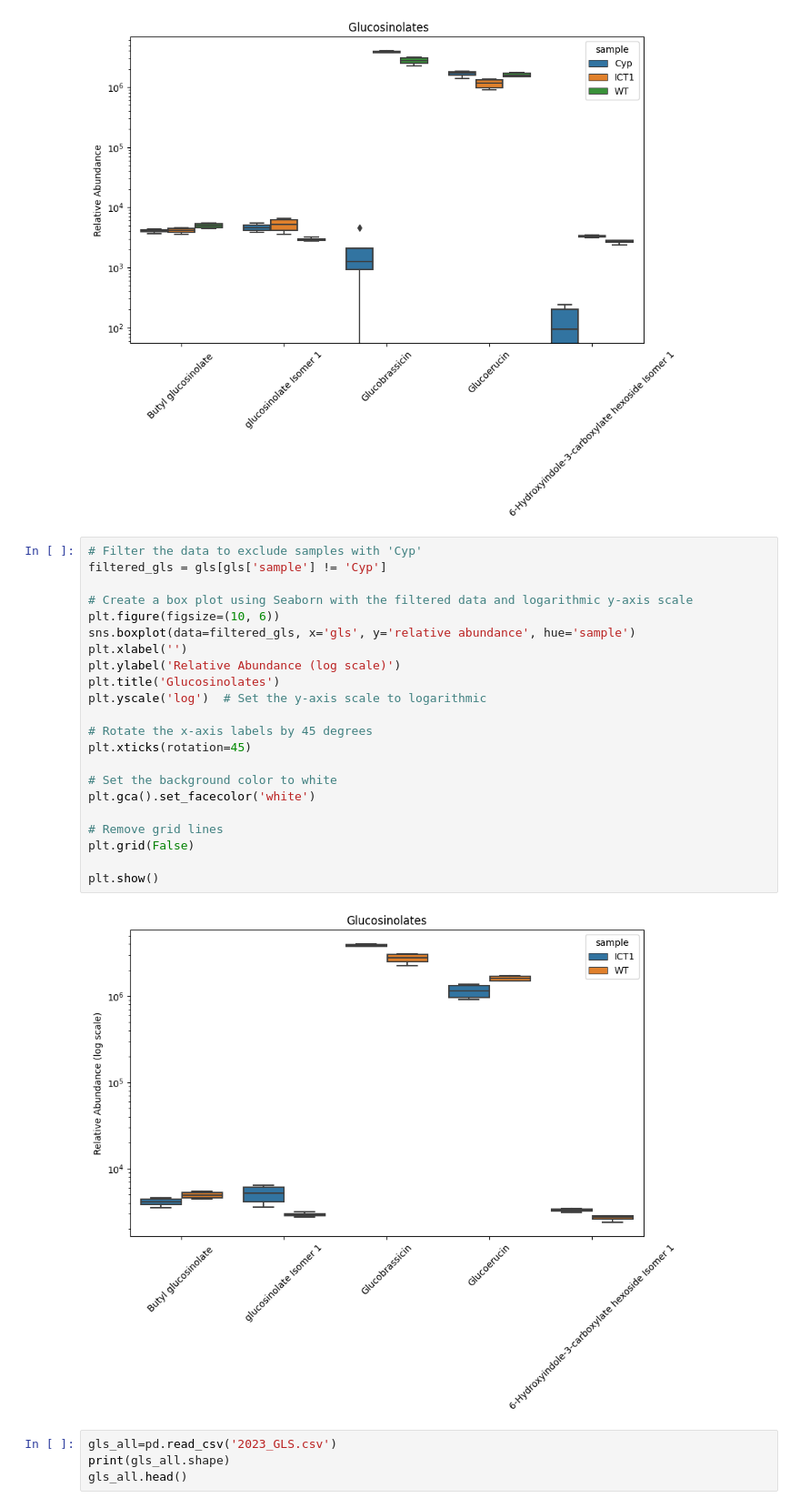
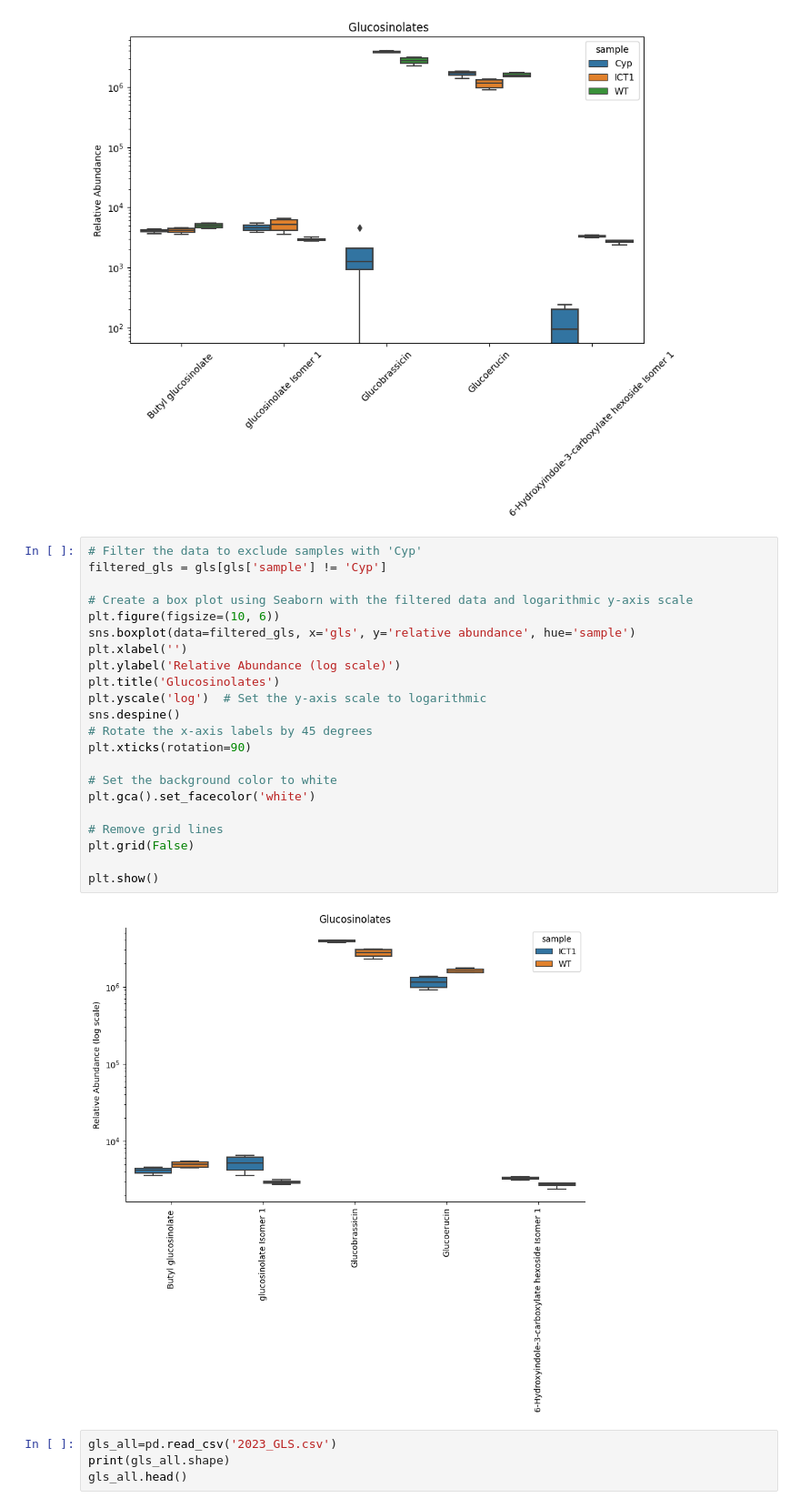
Before and after one commit to AlinFin/Classification, a Jupyter notebook: SM_GLS_23.ipynb, the cells around one changed output. Shown at 91% size. Saved outputs shown, nothing was run; the diff lists cells and outputs as text.

```diff
--- a/SM_GLS_23.ipynb
+++ b/SM_GLS_23.ipynb
@@ -47,27 +50,27 @@ plt.show()
 # %%
 # Filter the data to exclude samples with 'Cyp'
 filtered_gls = gls[gls['sample'] != 'Cyp']
 
 # Create a box plot using Seaborn with the filtered data and logarithmic y-axis scale
 plt.figure(figsize=(10, 6))
 sns.boxplot(data=filtered_gls, x='gls', y='relative abundance', hue='sample')
 plt.xlabel('')
 plt.ylabel('Relative Abundance (log scale)')
 plt.title('Glucosinolates')
 plt.yscale('log')  # Set the y-axis scale to logarithmic
-
+sns.despine()
 # Rotate the x-axis labels by 45 degrees
-plt.xticks(rotation=45)
+plt.xticks(rotation=90)
 
 # Set the background color to white
 plt.gca().set_facecolor('white')
 
 # Remove grid lines
 plt.grid(False)
 
 plt.show()
 # %% [output]
-[figure, old version]
+[figure, new version]
 # %%
 gls_all=pd.read_csv('2023_GLS.csv')
 print(gls_all.shape)
```
Also changed, not shown: parts of 24 cells of this notebook.
